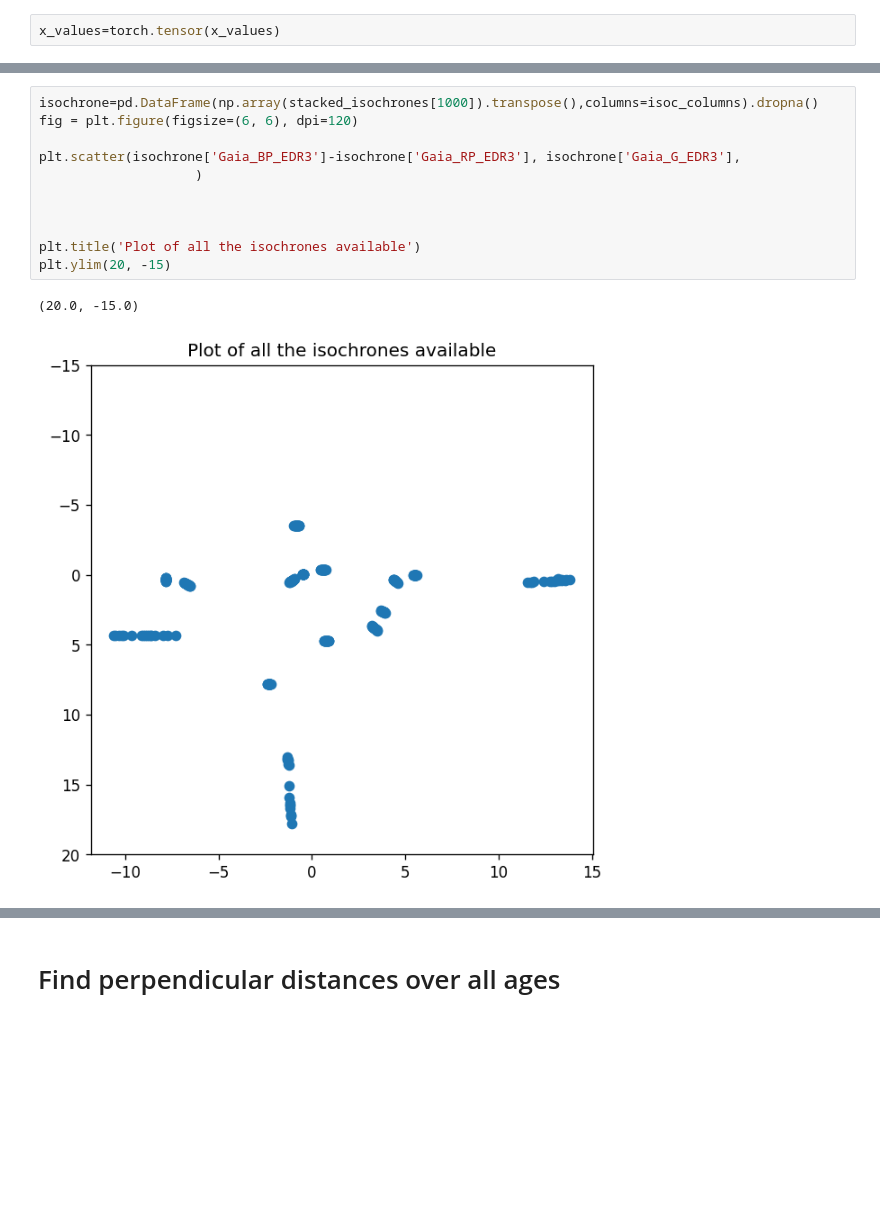
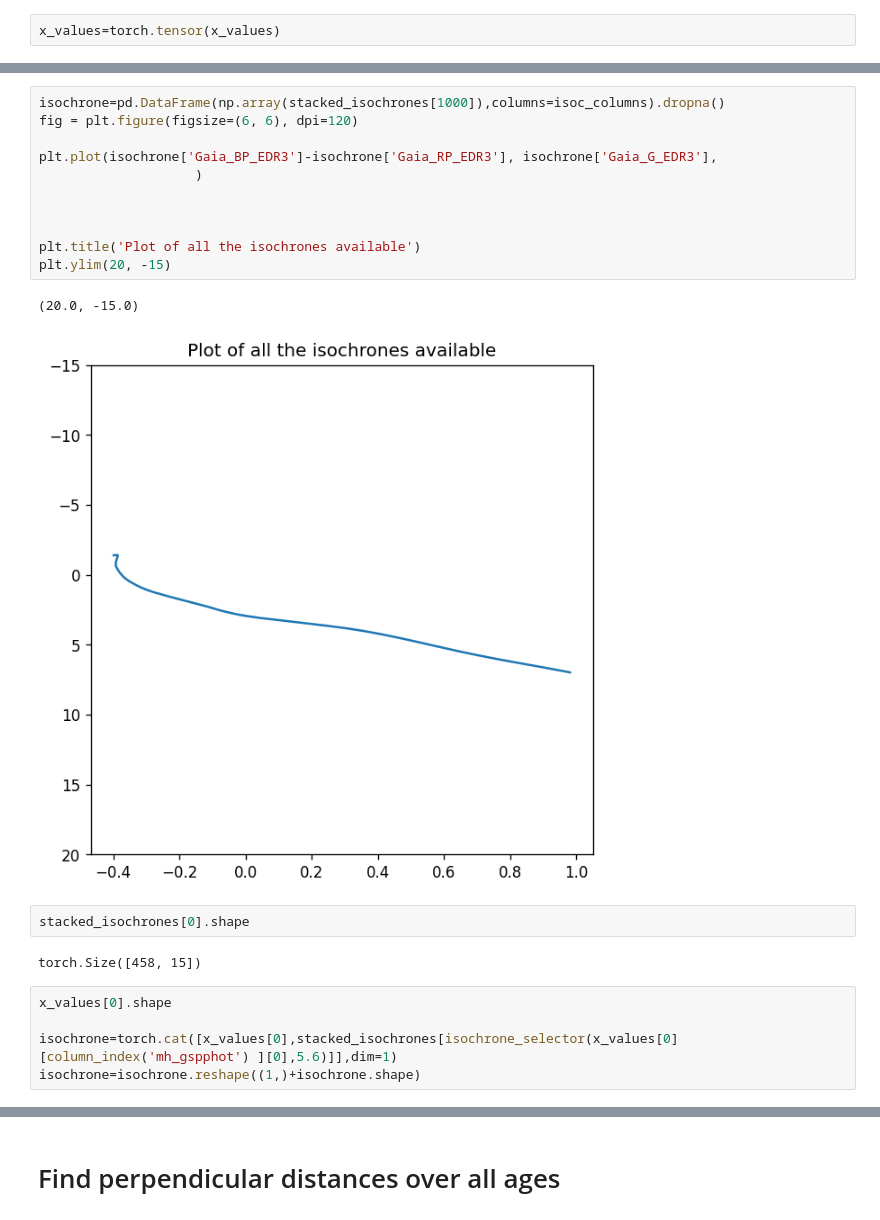
Before and after one commit to ocallam6/VaeStar, a Jupyter notebook: dist_fun_of_age.ipynb, the cells around one changed output, grey strips where cells are left out. Drawn from its saved outputs; the diff is of its cells as text; blank space fills up the shorter version.

```diff
--- a/dist_fun_of_age.ipynb
+++ b/dist_fun_of_age.ipynb
@@ -66,17 +66,26 @@ torch.Size([9450, 15, 457])
 # %%
-isochrone=pd.DataFrame(np.array(stacked_isochrones[1000]).transpose(),columns=isoc_columns).dropna()
+isochrone=pd.DataFrame(np.array(stacked_isochrones[1000]),columns=isoc_columns).dropna()
 fig = plt.figure(figsize=(6, 6), dpi=120)
 
-plt.scatter(isochrone['Gaia_BP_EDR3']-isochrone['Gaia_RP_EDR3'], isochrone['Gaia_G_EDR3'],
+plt.plot(isochrone['Gaia_BP_EDR3']-isochrone['Gaia_RP_EDR3'], isochrone['Gaia_G_EDR3'],
                     )
 
 
 
 plt.title('Plot of all the isochrones available')
 plt.ylim(20, -15)
 # %% [output]
 (20.0, -15.0)
-[figure, old version]
+[figure, new version]
+# %%
+stacked_isochrones[0].shape
+# %% [output]
+torch.Size([458, 15])
+# %%
+x_values[0].shape
+
+isochrone=torch.cat([x_values[0],stacked_isochrones[isochrone_selector(x_values[0][column_index('mh_gspphot') ][0],5.6)]],dim=1)
+isochrone=isochrone.reshape((1,)+isochrone.shape)
 # %%
 def perpendicular_dist(i,age):
 
```
Also changed, not shown: parts of 23 cells of this notebook, 2 other files.
